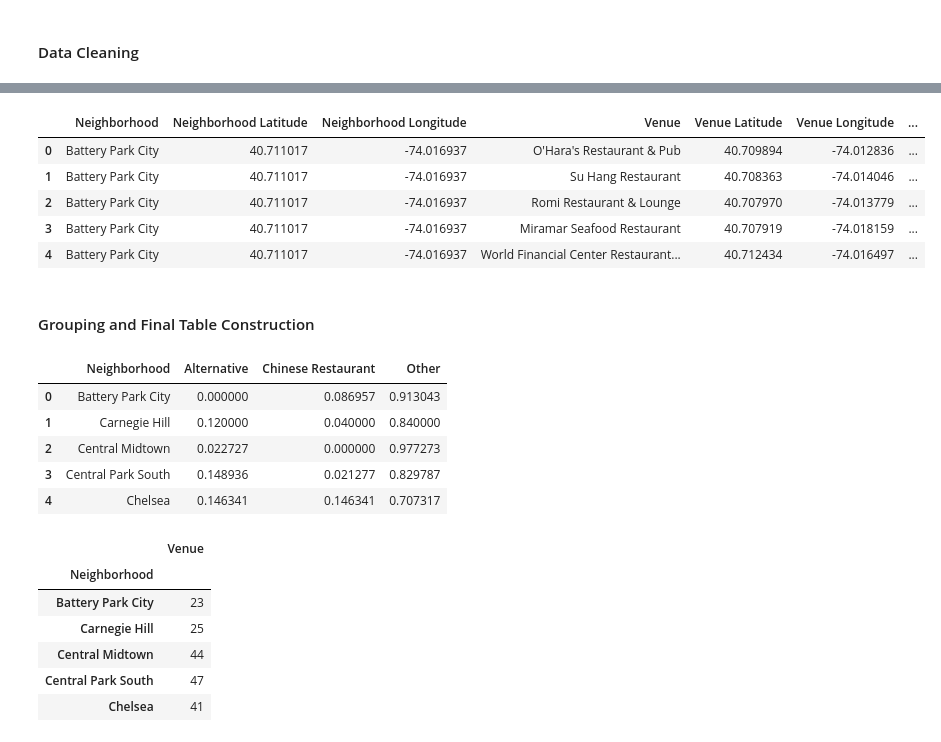
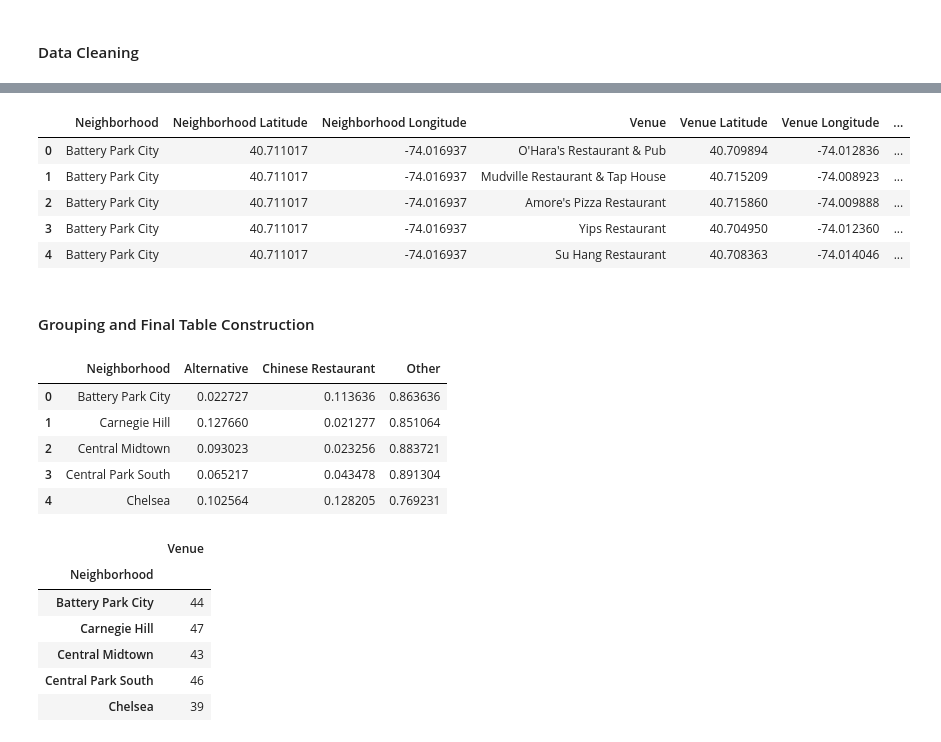
Before and after one commit to huanshi31/ibm_data_science_certificate, a Jupyter notebook: week4_submission.ipynb, the cells around one changed output, grey strips where cells are left out. Saved outputs shown, nothing was run; the diff lists cells and outputs as text; code cells hidden in the pictures.

```diff
--- a/week4_submission.ipynb
+++ b/week4_submission.ipynb
@@ -112,7 +112,7 @@ manhattan_data.head()
 # %% [markdown]
 #### Get restaurant raw data
 # %%
-def getNearbyRestaurant(names, latitudes, longitudes, radius=500, search_query = 'Restaurant'):
+def getNearbyRestaurant(names, latitudes, longitudes, radius=800, search_query = 'Restaurant'):
 
     venues_list=[]
     for name, lat, lng in zip(names, latitudes, longitudes):
@@ -208,6 +207,7 @@ There are some problems regarding foursquare api data
 for index, row in manhattan_restaurant.iterrows():
     if row['Venue Category'] in ('Miscellaneous Shop',
                                  'Business Service',
+                                 'Beer Garden',
                                  'Metro Station',
                                  'Music Venue',
                                  'Neighborhood',
@@ -223,50 +223,59 @@ for index, row in manhattan_restaurant.iterrows():
                                  'Conference Room',
                                  'Theater',
                                  'Building',
-                                 'Gastropub','Tech Startup',
+                                 'Plaza',
+                                 'Gastropub',
+                                 'Tech Startup',
                                  'Kitchen Supply Store',
                                  'Art Gallery',
                                  'Arts & Crafts Store',
                                  'Department Store',
                                  'Housing Development',
-                                 'Garden','Home Service',
+                                 'Garden',
+                                 'Home Service',
+                                 'Candy Store'
                                  'Furniture / Home Store',
                                  'Non-Profit',
-                                 'Hardware Store'):
+                                 'Hardware Store',
+                                 'Shopping Mall',
+                                 'Coworking Space',
+                                 'Other Nightlife'):
         manhattan_restaurant.drop(index, inplace=True)
         manhattan_restaurant.reset_index(drop=True)
 # %%
 manhattan_restaurant['New Category'] = ''
 for index, row in manhattan_restaurant.iterrows():
     if row['Venue Category'] in ('Chinese Restaurant',
                                  'Dim Sum Restaurant',
                                  'Cantonese Restaurant',
                                  'Noodle House',
                                  'Dumpling Restaurant',
                                  'Indian Chinese Restaurant',
                                  'Hotpot Restaurant',
-                                 'Szechuan Restaurant'):
+                                 'Szechuan Restaurant',
+                                 'Fujian Restaurant'):
         manhattan_restaurant.loc[index, 'New Category'] = 'Chinese Restaurant'
     elif row['Venue Category'] in ('Thai Restaurant',
-                                 'Korean Restaurant',
-                                 'Japanese Restaurant',
-                                 'Sushi Restaurant',
-                                 'Vietnamese Restaurant',
-                                 'Ramen Restaurant',
-                                 'Asian Restaurant'):
+                                   'Soba Restaurant',
+                                   'Korean Restaurant',
+                                   'Japanese Restaurant',
+                                   'Sushi Restaurant',
+                                   'Vietnamese Restaurant',
+                                   'Ramen Restaurant',
+                                   'Asian Restaurant'):
         manhattan_restaurant.loc[index, 'New Category'] = 'Alternative'
     else:
         manhattan_restaurant.loc[index, 'New Category'] = 'Other'
 
 
 manhattan_restaurant.head()
 # %% [output]
 |  | Neighborhood | Neighborhood Latitude | Neighborhood Longitude | Venue | Venue Latitude | Venue Longitude | ... |
 | 0 | Battery Park City | 40.711017 | -74.016937 | O'Hara's Restaurant & Pub | 40.709894 | -74.012836 | ... |
-| 1 | Battery Park City | 40.711017 | -74.016937 | Su Hang Restaurant | 40.708363 | -74.014046 | ... |
-| 2 | Battery Park City | 40.711017 | -74.016937 | Romi Restaurant & Lounge | 40.707970 | -74.013779 | ... |
-| 3 | Battery Park City | 40.711017 | -74.016937 | Miramar Seafood Restaurant | 40.707919 | -74.018159 | ... |
-| 4 | Battery Park City | 40.711017 | -74.016937 | World Financial Center Restaurant... | 40.712434 | -74.016497 | ... |
+| 1 | Battery Park City | 40.711017 | -74.016937 | Mudville Restaurant & Tap House | 40.715209 | -74.008923 | ... |
+| 2 | Battery Park City | 40.711017 | -74.016937 | Amore's Pizza Restaurant | 40.715860 | -74.009888 | ... |
+| 3 | Battery Park City | 40.711017 | -74.016937 | Yips Restaurant | 40.704950 | -74.012360 | ... |
+| 4 | Battery Park City | 40.711017 | -74.016937 | Su Hang Restaurant | 40.708363 | -74.014046 | ... |
 # %% [markdown]
 #### Grouping and Final Table Construction
 # %%
@@ -283,11 +292,11 @@ manhattan_grouped = manhattan_onehot.groupby('Neighborhood').mean().reset_index(
 manhattan_grouped.head()
 # %% [output]
 |  | Neighborhood | Alternative | Chinese Restaurant | Other |
-| 0 | Battery Park City | 0.000000 | 0.086957 | 0.913043 |
-| 1 | Carnegie Hill | 0.120000 | 0.040000 | 0.840000 |
-| 2 | Central Midtown | 0.022727 | 0.000000 | 0.977273 |
-| 3 | Central Park South | 0.148936 | 0.021277 | 0.829787 |
-| 4 | Chelsea | 0.146341 | 0.146341 | 0.707317 |
+| 0 | Battery Park City | 0.022727 | 0.113636 | 0.863636 |
+| 1 | Carnegie Hill | 0.127660 | 0.021277 | 0.851064 |
+| 2 | Central Midtown | 0.093023 | 0.023256 | 0.883721 |
+| 3 | Central Park South | 0.065217 | 0.043478 | 0.891304 |
+| 4 | Chelsea | 0.102564 | 0.128205 | 0.769231 |
 # %%
 restaurant_count = manhattan_restaurant.groupby('Neighborhood').count()
 restaurant_count = restaurant_count.Venue.to_frame()
@@ -295,11 +304,11 @@ restaurant_count.head()
 # %% [output]
 |  | Venue |
 | Neighborhood |  |
-| Battery Park City | 23 |
-| Carnegie Hill | 25 |
-| Central Midtown | 44 |
-| Central Park South | 47 |
-| Chelsea | 41 |
+| Battery Park City | 44 |
+| Carnegie Hill | 47 |
+| Central Midtown | 43 |
+| Central Park South | 46 |
+| Chelsea | 39 |
 # %%
 temp1 = manhattan_data.merge(restaurant_count, how='inner', on='Neighborhood')
 final_data = temp1.merge(manhattan_grouped, how='inner', on='Neighborhood')
```
Also changed, not shown: parts of 9 cells of this notebook.
